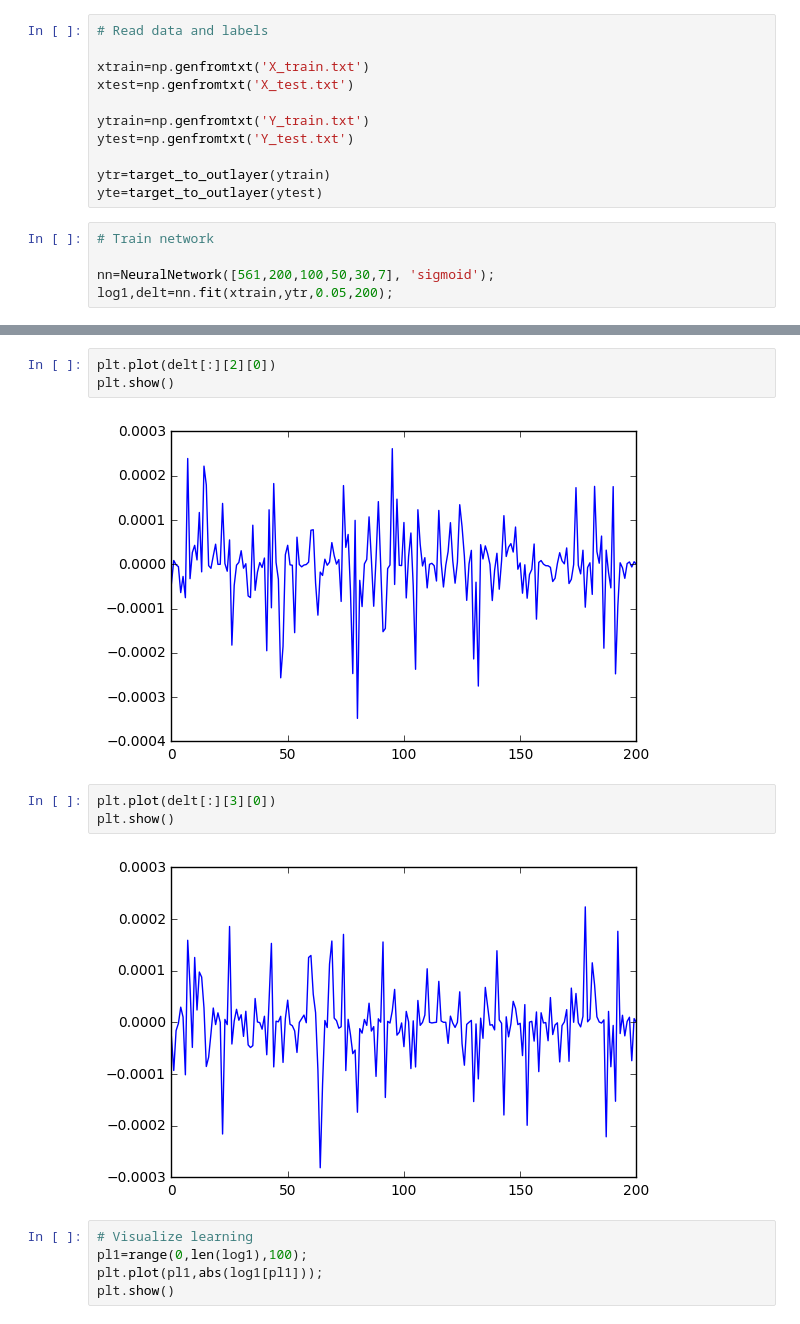
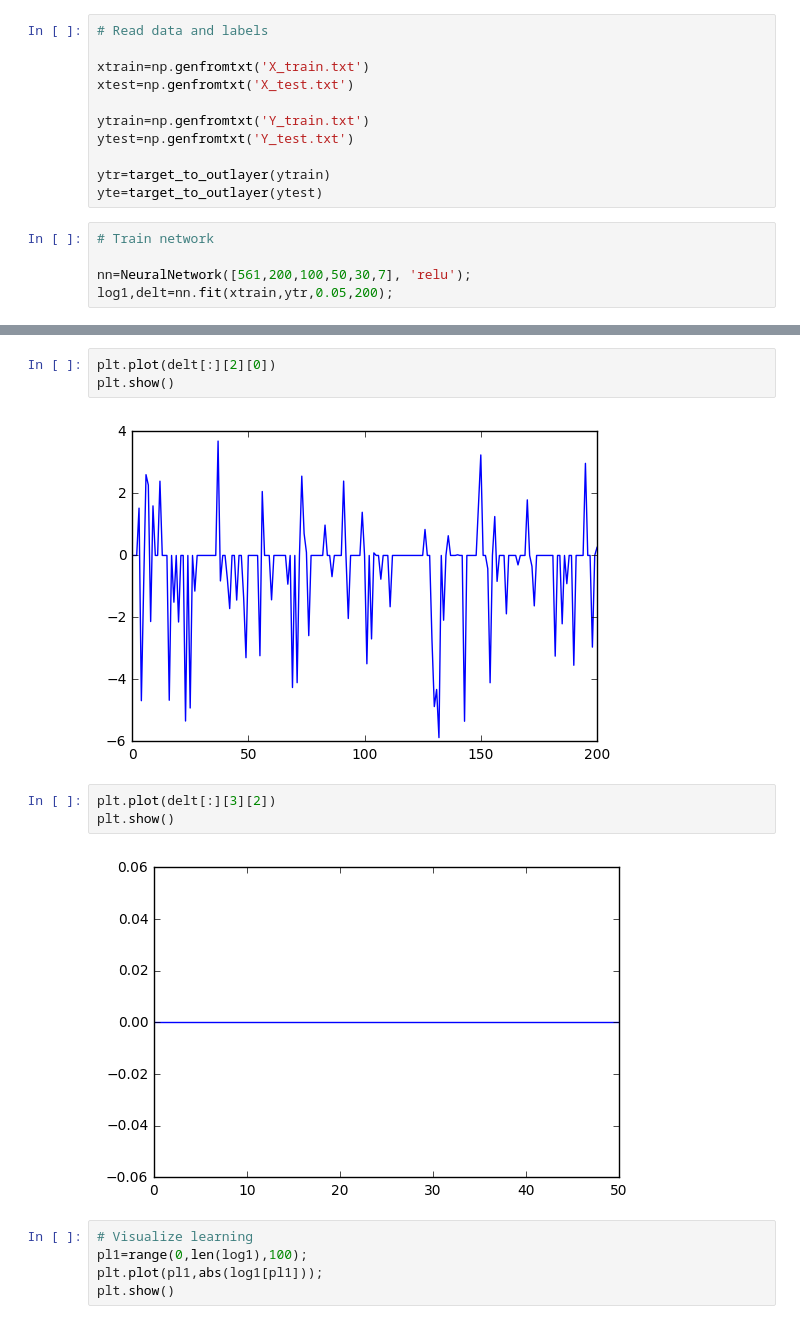
Before and after one commit to Vivek312/MLP_warmup, a Jupyter notebook: MLP_test_HAR.ipynb, the cells around one changed output, grey strips where cells are left out. Drawn from its saved outputs; the diff is of its cells as text.

```diff
--- a/MLP_test_HAR.ipynb
+++ b/MLP_test_HAR.ipynb
@@ -124,6 +124,6 @@ yte=target_to_outlayer(ytest)
 # %%
 # Train network
 
-nn=NeuralNetwork([561,200,100,50,30,7], 'sigmoid');
+nn=NeuralNetwork([561,200,100,50,30,7], 'relu');
 log1,delt=nn.fit(xtrain,ytr,0.05,200);
 # %% [output]
@@ -143,12 +143,12 @@ plt.show()
 plt.plot(delt[:][2][0])
 plt.show()
 # %% [output]
-[figure, old version]
+[figure, new version]
 # %%
-plt.plot(delt[:][3][0])
+plt.plot(delt[:][3][2])
 plt.show()
 # %% [output]
-[figure, old version]
+[figure, new version]
 # %%
 # Visualize learning
 pl1=range(0,len(log1),100);
```
Also changed, not shown: parts of 3 cells of this notebook.
